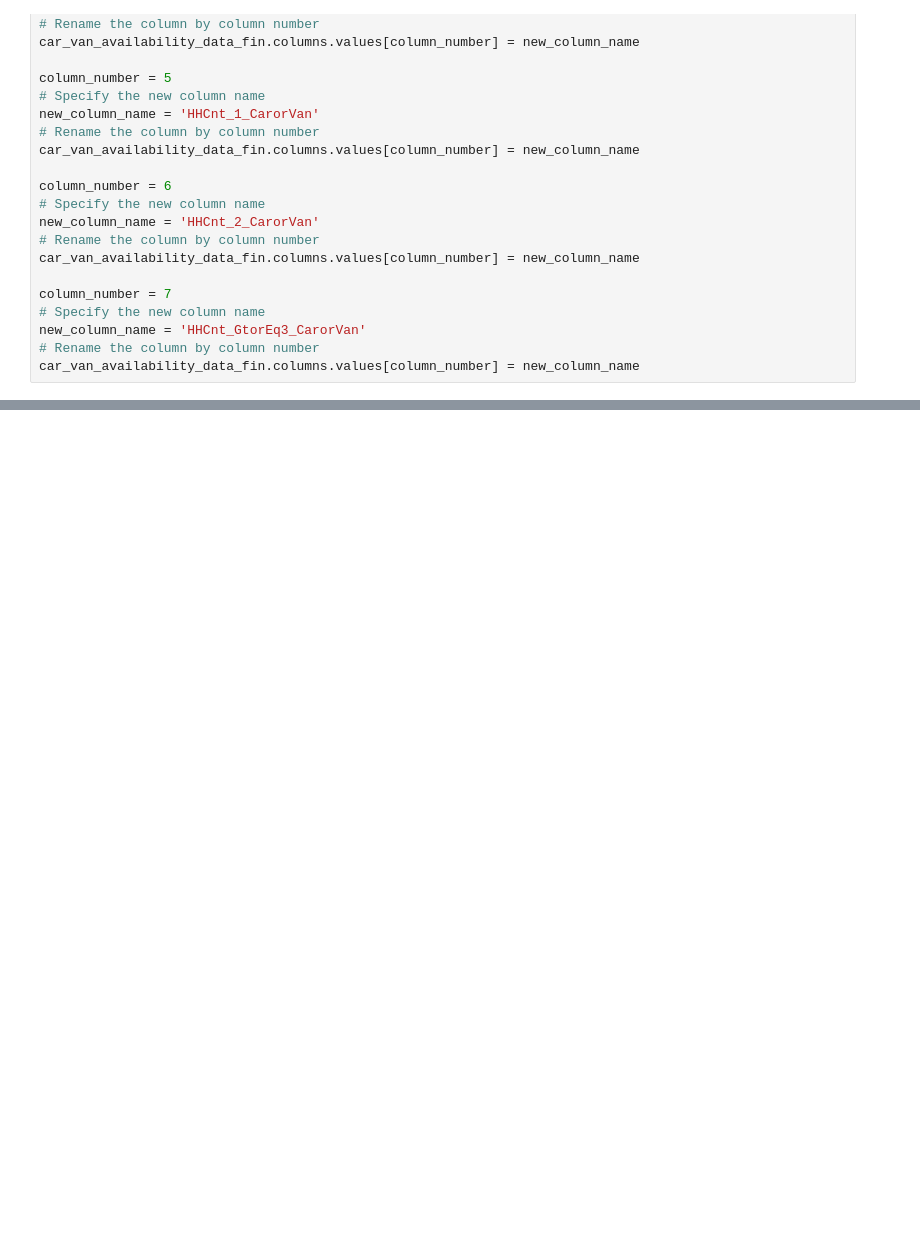
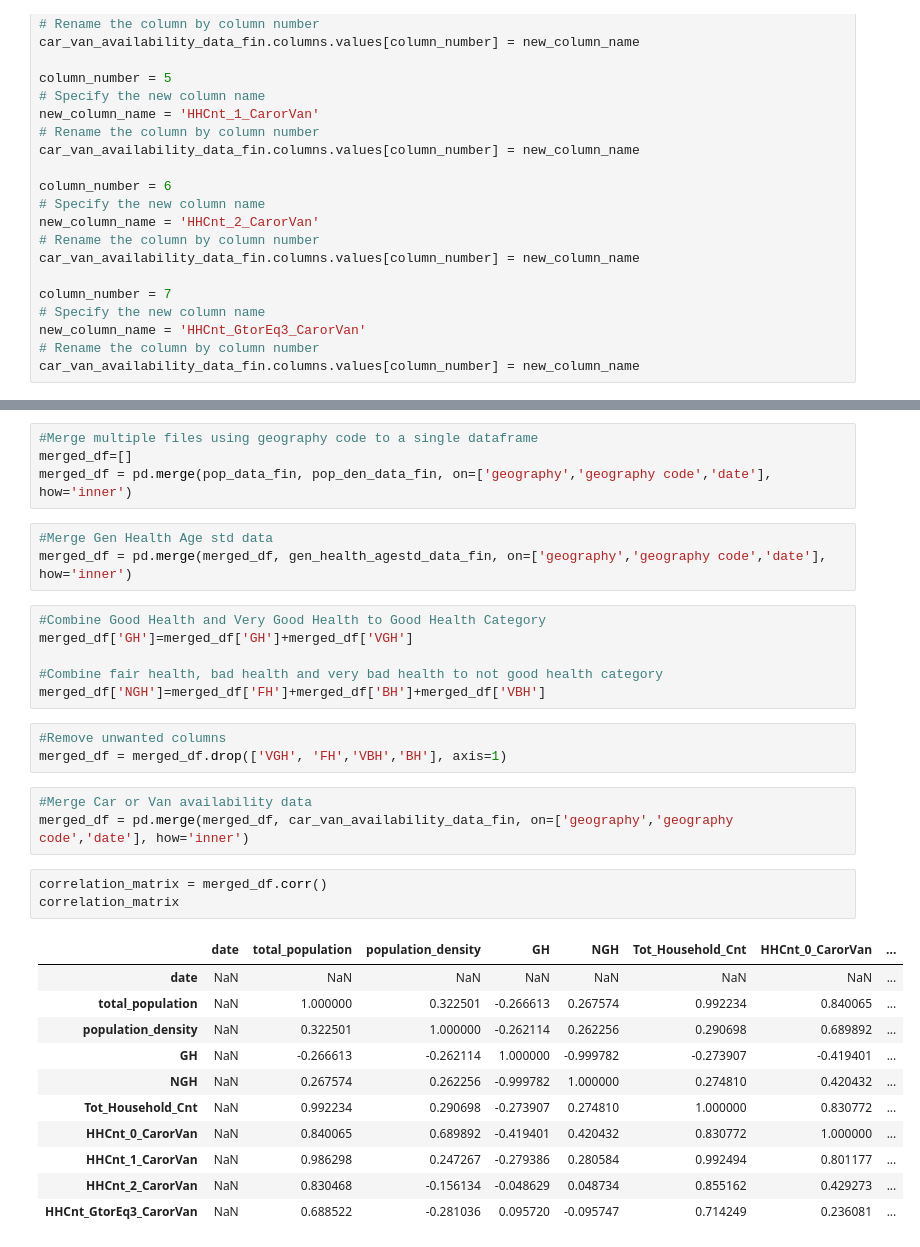
Before and after one commit to NamiJose/Dissertation, a Jupyter notebook: dataload.ipynb, the cells around one changed output, grey strips where cells are left out. Drawn from its saved outputs; the diff is of its cells as text; blank space fills up the shorter version.

```diff
--- a/dataload.ipynb
+++ b/dataload.ipynb
@@ -402,3 +404,37 @@ new_column_names=[
 ]
 column_mapping = dict(zip(occupation_data.columns, new_column_names))
 occupation_data_fin.rename(columns=column_mapping, inplace=True)
+# %%
+#Merge multiple files using geography code to a single dataframe
+merged_df=[]
+merged_df = pd.merge(pop_data_fin, pop_den_data_fin, on=['geography','geography code','date'], how='inner')
+# %%
+#Merge Gen Health Age std data
+merged_df = pd.merge(merged_df, gen_health_agestd_data_fin, on=['geography','geography code','date'], how='inner')
+# %%
+#Combine Good Health and Very Good Health to Good Health Category
+merged_df['GH']=merged_df['GH']+merged_df['VGH']
+
+#Combine fair health, bad health and very bad health to not good health category
+merged_df['NGH']=merged_df['FH']+merged_df['BH']+merged_df['VBH']
+# %%
+#Remove unwanted columns
+merged_df = merged_df.drop(['VGH', 'FH','VBH','BH'], axis=1)
+# %%
+#Merge Car or Van availability data
+merged_df = pd.merge(merged_df, car_van_availability_data_fin, on=['geography','geography code','date'], how='inner')
+# %%
+correlation_matrix = merged_df.corr()
+correlation_matrix
+# %% [output]
+|  | date | total_population | population_density | GH | NGH | Tot_Household_Cnt | HHCnt_0_CarorVan | ... |
+| date | NaN | NaN | NaN | NaN | NaN | NaN | NaN | ... |
+| total_population | NaN | 1.000000 | 0.322501 | -0.266613 | 0.267574 | 0.992234 | 0.840065 | ... |
+| population_density | NaN | 0.322501 | 1.000000 | -0.262114 | 0.262256 | 0.290698 | 0.689892 | ... |
+| GH | NaN | -0.266613 | -0.262114 | 1.000000 | -0.999782 | -0.273907 | -0.419401 | ... |
+| NGH | NaN | 0.267574 | 0.262256 | -0.999782 | 1.000000 | 0.274810 | 0.420432 | ... |
+| Tot_Household_Cnt | NaN | 0.992234 | 0.290698 | -0.273907 | 0.274810 | 1.000000 | 0.830772 | ... |
+| HHCnt_0_CarorVan | NaN | 0.840065 | 0.689892 | -0.419401 | 0.420432 | 0.830772 | 1.000000 | ... |
+| HHCnt_1_CarorVan | NaN | 0.986298 | 0.247267 | -0.279386 | 0.280584 | 0.992494 | 0.801177 | ... |
+| HHCnt_2_CarorVan | NaN | 0.830468 | -0.156134 | -0.048629 | 0.048734 | 0.855162 | 0.429273 | ... |
+| HHCnt_GtorEq3_CarorVan | NaN | 0.688522 | -0.281036 | 0.095720 | -0.095747 | 0.714249 | 0.236081 | ... |
```
Also changed, not shown: parts of 32 cells of this notebook, 8 other files.
